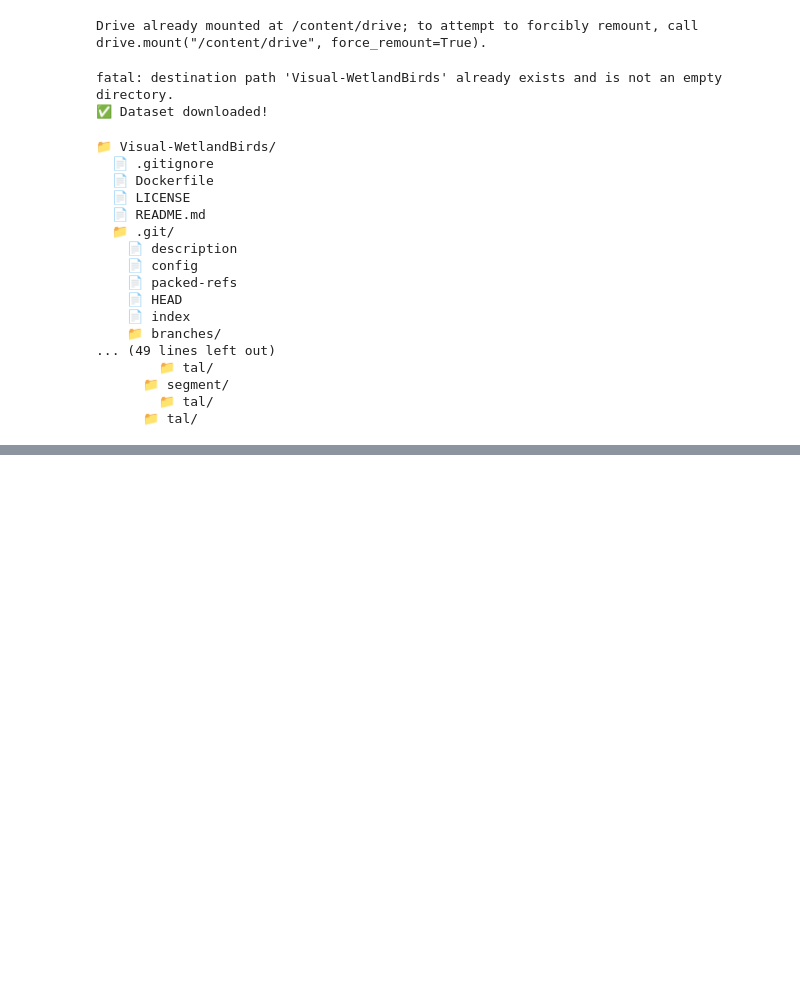
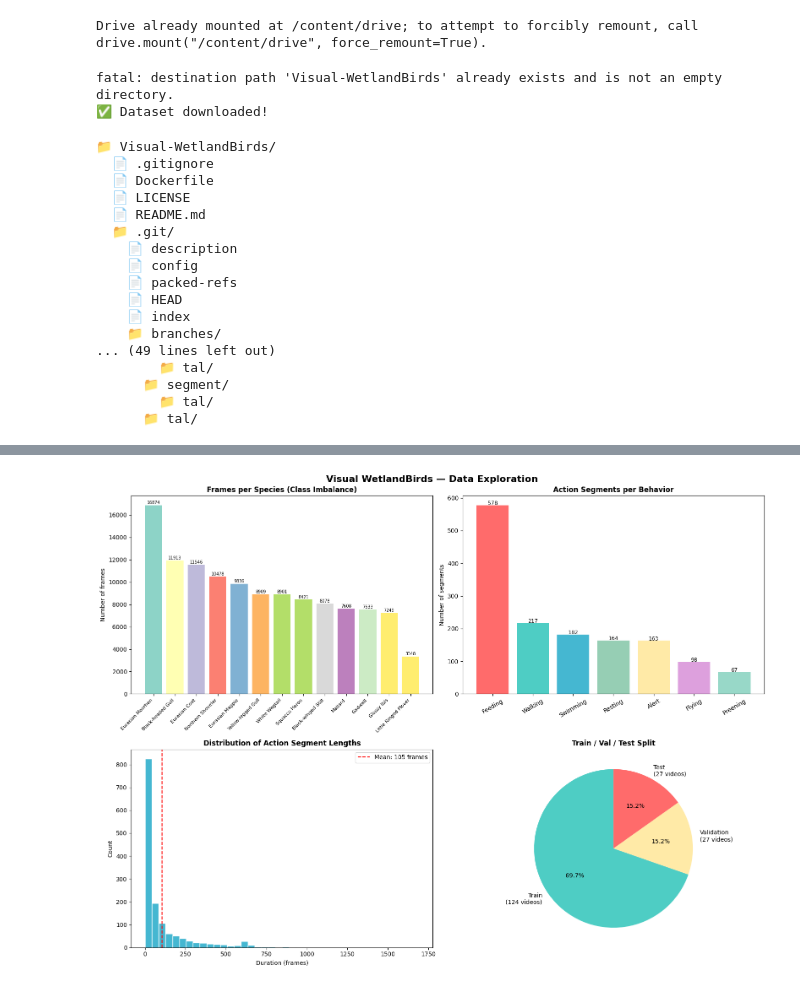
Before and after one commit to Rima-fathallah/bird-behavior-ai, a Jupyter notebook: 01_data_exploration.ipynb, the cells around one changed output, grey strips where cells are left out. Cells and saved outputs as stored; diff of their text form; code cells hidden in the pictures; blank space fills up the shorter version.

```diff
--- a/01_data_exploration.ipynb
+++ b/01_data_exploration.ipynb
@@ -54,0 +256,16 @@ for root, dirs, files in os.walk(dataset_path):
+# %%
+import os
+
+video_path = '/content/drive/MyDrive/wetlandbirds/dataset/videos'
+
+if os.path.exists(video_path):
+    videos = os.listdir(video_path)
+    print(f"✅ Total videos: {len(videos)}")
+    print("\nFirst 10 videos:")
+    for v in videos[:10]:
+        print(f"  {v}")
+else:
+    # Maybe they extracted into a subfolder
+    print("Looking for videos folder...")
+    for item in os.listdir('/content/drive/MyDrive/wetlandbirds/dataset'):
+        print(f"  {item}")
@@ -54,0 +286,83 @@ for root, dirs, files in os.walk(dataset_path):
+# %%
+import pandas as pd
+import matplotlib.pyplot as plt
+import matplotlib.patches as patches
+import json
+import cv2
+import numpy as np
+import ast
+import os
+
+base = '/content/drive/MyDrive/wetlandbirds/dataset'
+
+# Reload everything cleanly
+bbox = pd.read_csv(f'{base}/bounding_boxes.csv', sep=';')
+crops = pd.read_csv(f'{base}/crops.csv', sep=';')
+species_df = pd.read_csv(f'{base}/species_ID.csv')
+behaviors_df = pd.read_csv(f'{base}/behaviors_ID.csv')
+with open(f'{base}/splits.json') as f:
+    splits = json.load(f)
+
+# ─────────────────────────────────────────
+# CHART 1: How many frames per species?
+# ─────────────────────────────────────────
+fig, axes = plt.subplots(2, 2, figsize=(16, 12))
+fig.suptitle('Visual WetlandBirds — Data Exploration', fontsize=16, fontweight='bold')
+
+species_counts = bbox.groupby('species')['frame'].count().sort_values(ascending=False)
+axes[0,0].bar(range(len(species_counts)), species_counts.values,
+              color=plt.cm.Set3(np.linspace(0, 1, len(species_counts))))
+axes[0,0].set_xticks(range(len(species_counts)))
+axes[0,0].set_xticklabels(species_counts.index, rotation=45, ha='right', fontsize=8)
+axes[0,0].set_title('Frames per Species (Class Imbalance)', fontweight='bold')
+axes[0,0].set_ylabel('Number of frames')
+for i, v in enumerate(species_counts.values):
+    axes[0,0].text(i, v + 100, str(v), ha='center', fontsize=7)
+
+# ─────────────────────────────────────────
+# CHART 2: How many action segments per behavior?
+# ─────────────────────────────────────────
+behavior_map = dict(zip(behaviors_df['ID'], behaviors_df['Activity']))
+crops['behavior_name'] = crops['action_id'].map(behavior_map)
+behavior_counts = crops['behavior_name'].value_counts()
+
+colors = ['#FF6B6B','#4ECDC4','#45B7D1','#96CEB4','#FFEAA7','#DDA0DD','#98D8C8']
+axes[0,1].bar(behavior_counts.index, behavior_counts.values, color=colors[:len(behavior_counts)])
+axes[0,1].set_title('Action Segments per Behavior', fontweight='bold')
+axes[0,1].set_ylabel('Number of segments')
+axes[0,1].tick_params(axis='x', rotation=30)
+for i, (idx, v) in enumerate(behavior_counts.items()):
+    axes[0,1].text(i, v + 1, str(v), ha='center', fontsize=9)
+
+# ─────────────────────────────────────────
+# CHART 3: How long are the action segments (frames)?
+# ─────────────────────────────────────────
+crops['duration'] = crops['end_frame'] - crops['start_frame']
+axes[1,0].hist(crops['duration'], bins=40, color='#45B7D1', edgecolor='white')
+axes[1,0].set_title('Distribution of Action Segment Lengths', fontweight='bold')
+axes[1,0].set_xlabel('Duration (frames)')
+axes[1,0].set_ylabel('Count')
+axes[1,0].axvline(crops['duration'].mean(), color='red', linestyle='--',
+                   label=f"Mean: {crops['duration'].mean():.0f} frames")
+axes[1,0].legend()
+
+# ─────────────────────────────────────────
+# CHART 4: Train / Val / Test split sizes
+# ─────────────────────────────────────────
+split_sizes = {
+    'Train': len(splits['train_set']),
+    'Validation': len(splits['val_set']),
+    'Test': len(splits['test_set'])
+}
+axes[1,1].pie(split_sizes.values(),
+              labels=[f"{k}\n({v} videos)" for k,v in split_sizes.items()],
+              colors=['#4ECDC4','#FFEAA7','#FF6B6B'],
+              autopct='%1.1f%%', startangle=90)
+axes[1,1].set_title('Train / Val / Test Split', fontweight='bold')
+
+plt.tight_layout()
+plt.savefig('/content/drive/MyDrive/wetlandbirds/data_exploration.png', dpi=150, bbox_inches='tight')
+plt.show()
+print("✅ Chart saved to your Google Drive!")
+# %% [output]
+[figure, added]
```
Also changed, not shown: parts of 14 cells of this notebook.
